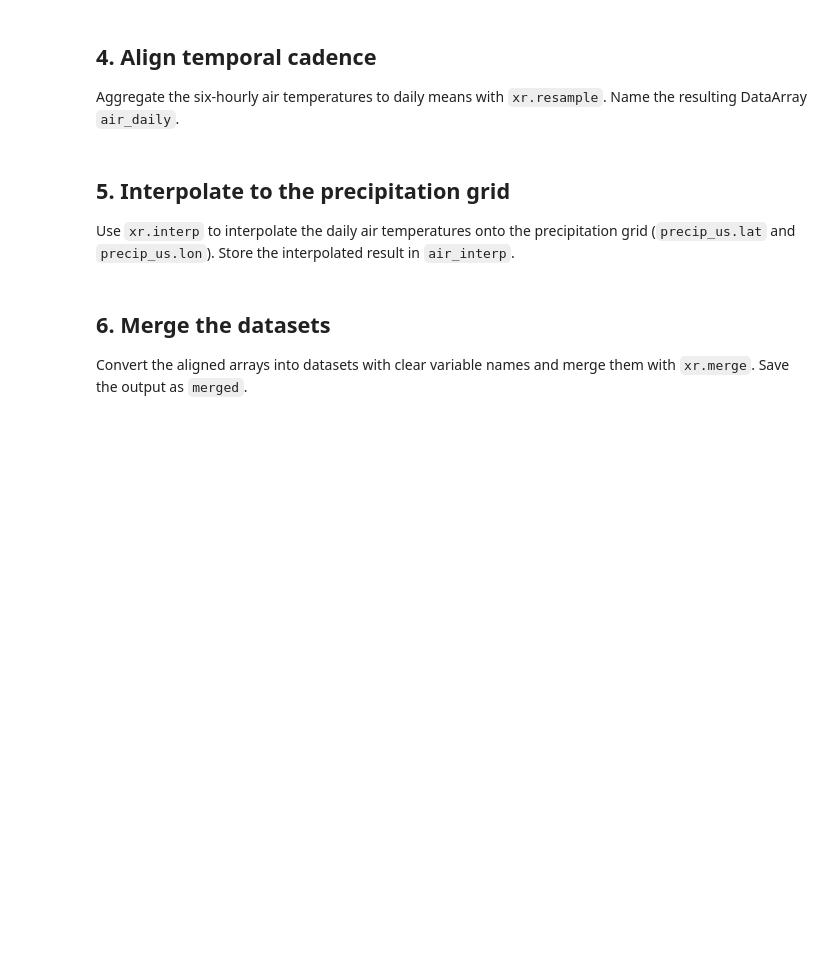
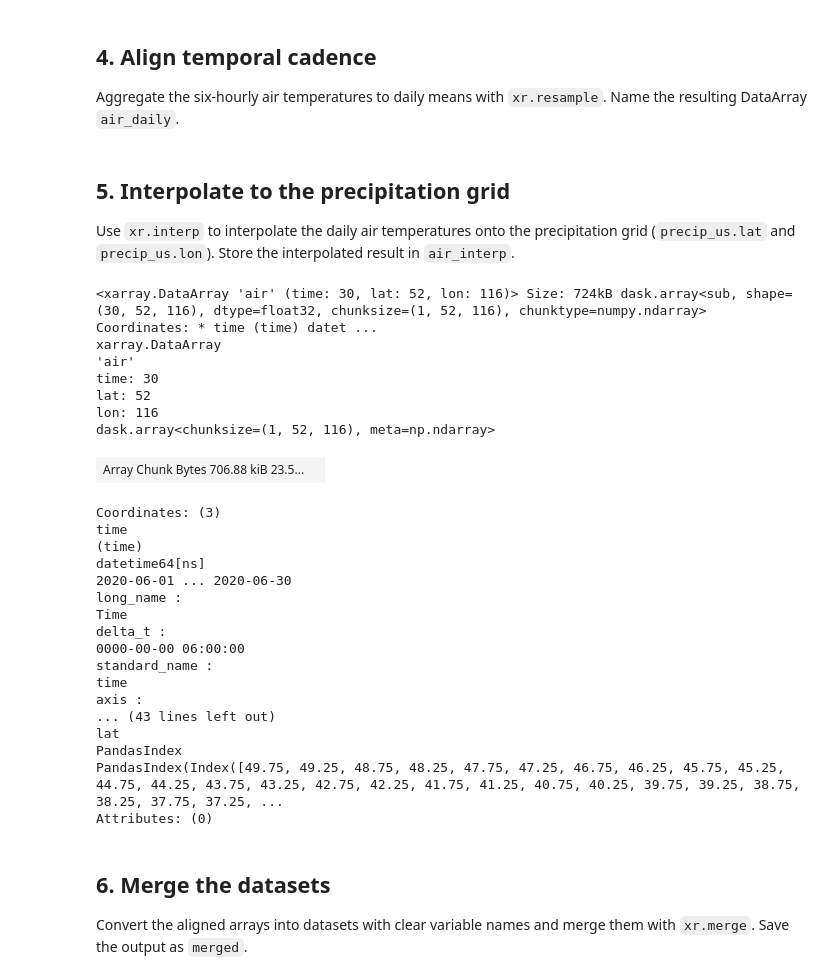
Before and after one commit to ArcticOctopi/ATMS-523-Module-3-Checkin, a Jupyter notebook: notebooks/merge_climate_datasets_exercise.ipynb, the cells around one changed output. Saved outputs shown, nothing was run; the diff lists cells and outputs as text; code cells hidden in the pictures; blank space fills up the shorter version.

```diff
--- a/notebooks/merge_climate_datasets_exercise.ipynb
+++ b/notebooks/merge_climate_datasets_exercise.ipynb
@@ -126,3 +130,31 @@ raise NotImplementedError("Create `air_interp`.")
+# %%
+air_interp
+# %% [output]
+<xarray.DataArray 'air' (time: 30, lat: 52, lon: 116)> Size: 724kB dask.array<sub, shape=(30, 52, 116), dtype=float32, chunksize=(1, 52, 116), chunktype=numpy.ndarray> Coordinates: * time (time) datet ...
+xarray.DataArray
+'air'
+time: 30
+lat: 52
+lon: 116
+dask.array<chunksize=(1, 52, 116), meta=np.ndarray>
+| Array Chunk Bytes 706.88 kiB 23.5... |  |
+Coordinates: (3)
+time
+(time)
+datetime64[ns]
+2020-06-01 ... 2020-06-30
+long_name :
+Time
+delta_t :
+0000-00-00 06:00:00
+standard_name :
+time
+axis :
+... (43 lines left out)
+lat
+PandasIndex
+PandasIndex(Index([49.75, 49.25, 48.75, 48.25, 47.75, 47.25, 46.75, 46.25, 45.75, 45.25, 44.75, 44.25, 43.75, 43.25, 42.75, 42.25, 41.75, 41.25, 40.75, 40.25, 39.75, 39.25, 38.75, 38.25, 37.75, 37.25, ...
+Attributes: (0)
 # %% [markdown]
 ## 6. Merge the datasets
 
```
Also changed, not shown: parts of 10 cells of this notebook.
